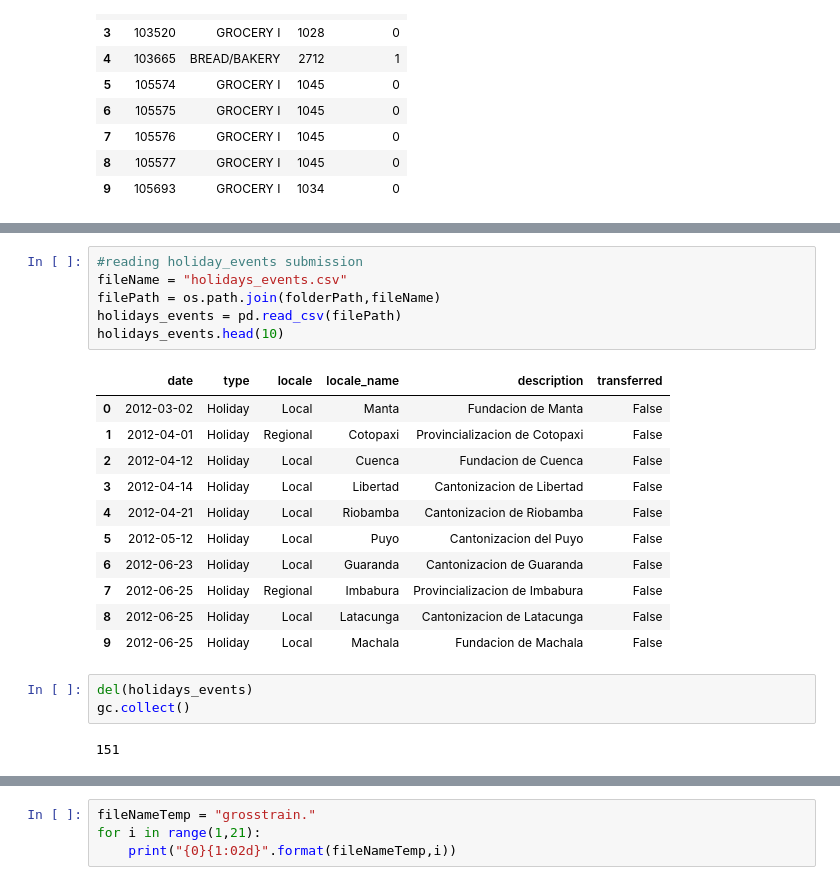
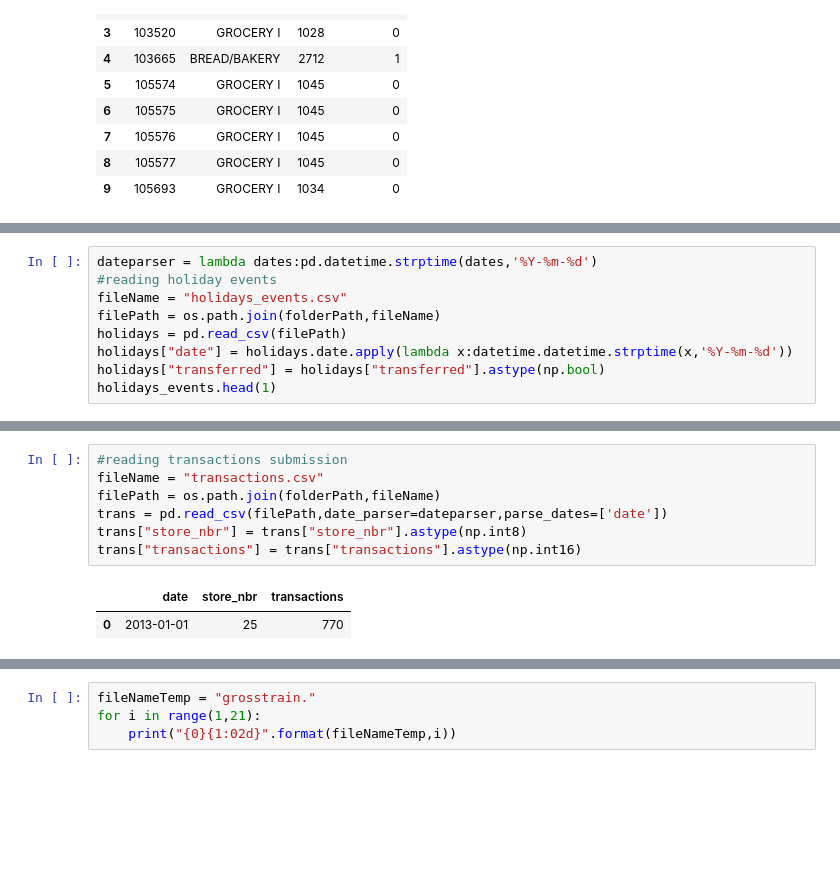
Before and after one commit to mayankaggarwal/SharedData, a Jupyter notebook: CompetitionsScripts/CorporationGrocerySalesPrediction.ipynb, the cells around one changed output, grey strips where cells are left out. Cells and saved outputs as stored; diff of their text form; blank space fills up the shorter version.

Commit message:
Time Series analysis on transactions data

```diff
--- a/CompetitionsScripts/CorporationGrocerySalesPrediction.ipynb
+++ b/CompetitionsScripts/CorporationGrocerySalesPrediction.ipynb
@@ -110,0 +87,9 @@ gc.collect()
+# %%
+dateparser = lambda dates:pd.datetime.strptime(dates,'%Y-%m-%d')
+#reading holiday events
+fileName = "holidays_events.csv"
+filePath = os.path.join(folderPath,fileName)
+holidays = pd.read_csv(filePath)
+holidays["date"] = holidays.date.apply(lambda x:datetime.datetime.strptime(x,'%Y-%m-%d'))
+holidays["transferred"] = holidays["transferred"].astype(np.bool)
+holidays_events.head(1)
@@ -111,23 +110,10 @@ gc.collect()
 # %%
-#reading holiday_events submission
-fileName = "holidays_events.csv"
+#reading transactions submission
+fileName = "transactions.csv"
 filePath = os.path.join(folderPath,fileName)
-holidays_events = pd.read_csv(filePath)
-holidays_events.head(10)
+trans = pd.read_csv(filePath,date_parser=dateparser,parse_dates=['date'])
+trans["store_nbr"] = trans["store_nbr"].astype(np.int8)
+trans["transactions"] = trans["transactions"].astype(np.int16)
 # %% [output]
-|  | date | type | locale | locale_name | description | transferred |
-| 0 | 2012-03-02 | Holiday | Local | Manta | Fundacion de Manta | False |
-| 1 | 2012-04-01 | Holiday | Regional | Cotopaxi | Provincializacion de Cotopaxi | False |
-| 2 | 2012-04-12 | Holiday | Local | Cuenca | Fundacion de Cuenca | False |
-| 3 | 2012-04-14 | Holiday | Local | Libertad | Cantonizacion de Libertad | False |
-| 4 | 2012-04-21 | Holiday | Local | Riobamba | Cantonizacion de Riobamba | False |
-| 5 | 2012-05-12 | Holiday | Local | Puyo | Cantonizacion del Puyo | False |
-| 6 | 2012-06-23 | Holiday | Local | Guaranda | Cantonizacion de Guaranda | False |
-| 7 | 2012-06-25 | Holiday | Regional | Imbabura | Provincializacion de Imbabura | False |
-| 8 | 2012-06-25 | Holiday | Local | Latacunga | Cantonizacion de Latacunga | False |
-| 9 | 2012-06-25 | Holiday | Local | Machala | Fundacion de Machala | False |
+|  | date | store_nbr | transactions |
+| 0 | 2013-01-01 | 25 | 770 |
-# %%
-del(holidays_events)
-gc.collect()
-# %% [output]
-151
```
Also changed, not shown: parts of 51 cells of this notebook.
